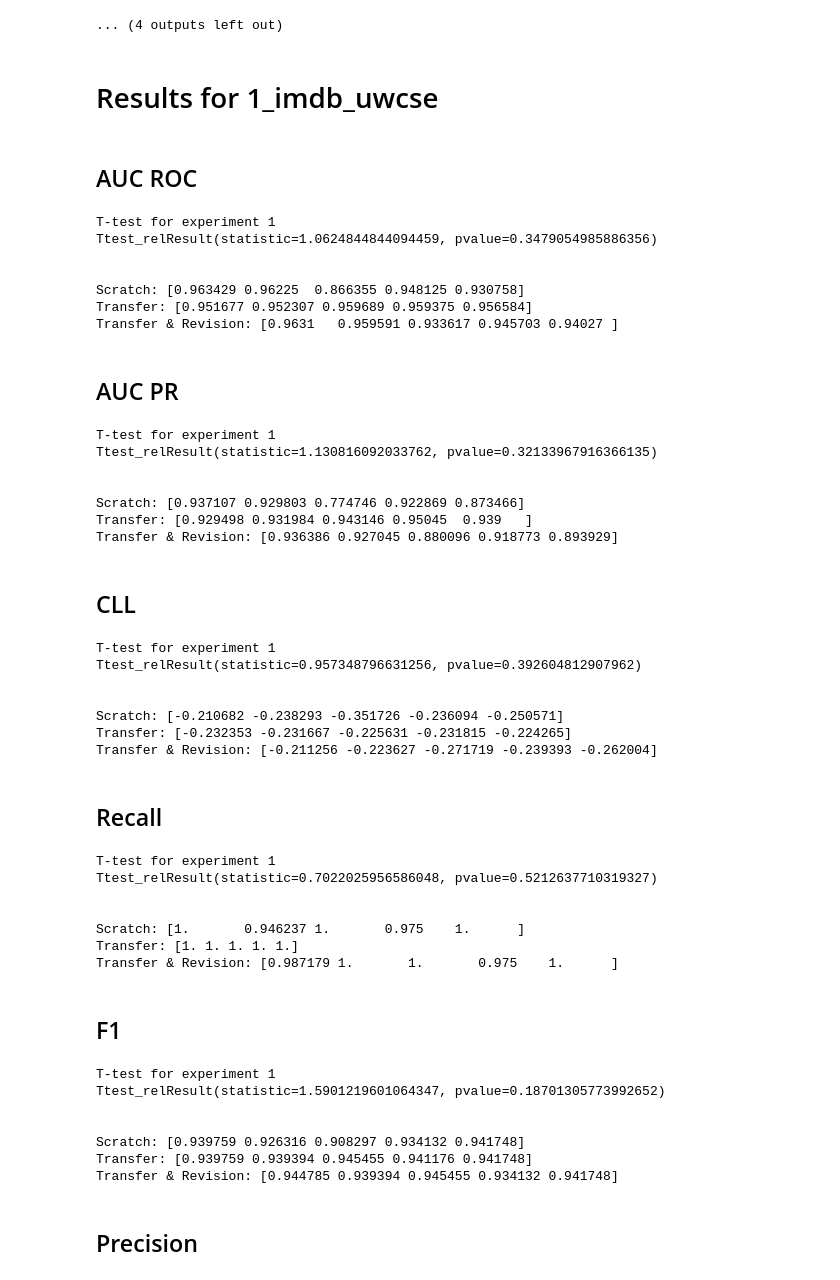
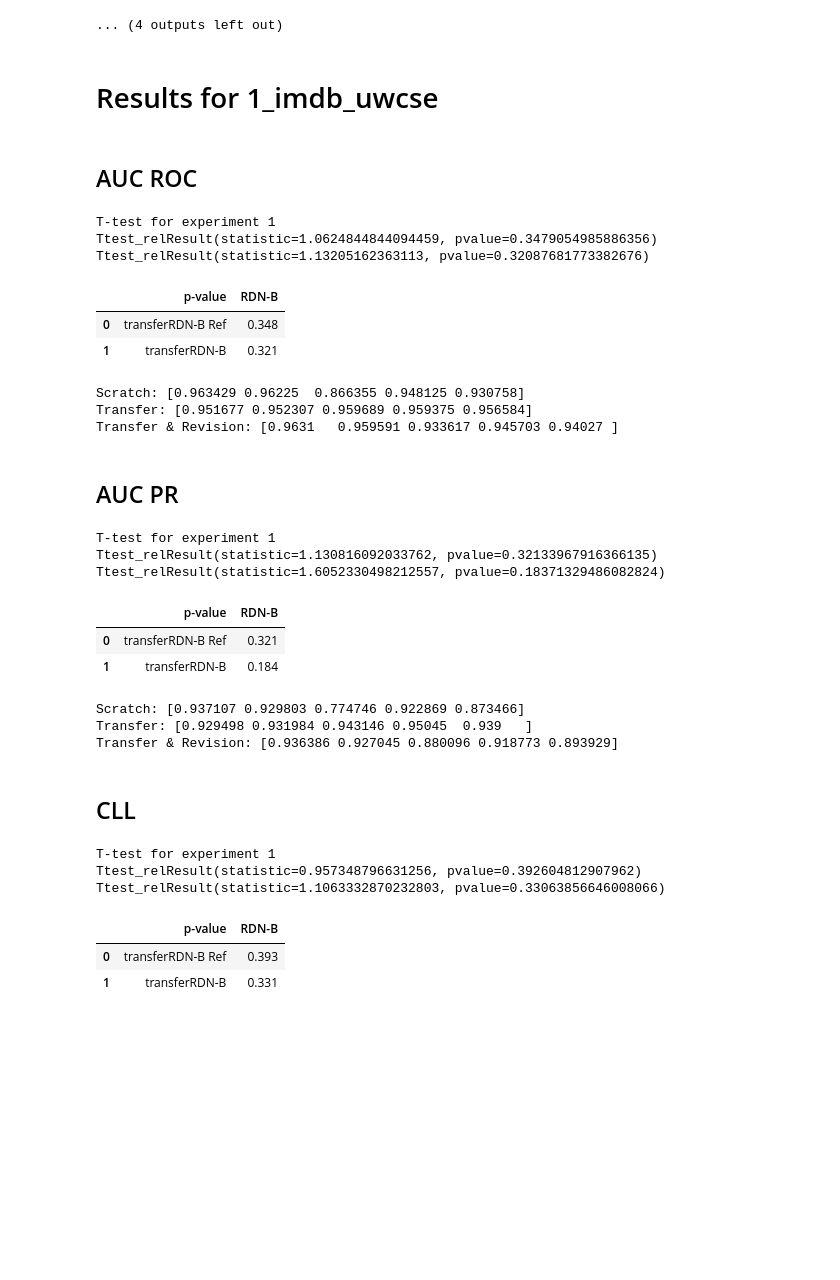
Before and after one commit to rodrigoazs/tpre_experiments, a Jupyter notebook: 19_11_2018/experiment_balanced_1/results_transfer.ipynb, the cells around one changed output. Cells and saved outputs as stored; diff of their text form; code cells hidden in the pictures; blank space fills up the shorter version.

Commit message:
Sent mapping experiments

```diff
--- a/19_11_2018/experiment_balanced_1/results_transfer.ipynb
+++ b/19_11_2018/experiment_balanced_1/results_transfer.ipynb
@@ -188,70 +188,62 @@ for j in range(len(experiments)):
         if dataset in data['results']:
             #for metric in ['AUC ROC', 'AUC PR']:
             display(Markdown('## ' + metric))
             if metric == 'Precision':
                 scratch = np.array([item['scratch']['Precision'][0] for sublist in data['results'][str(dataset)] for item in sublist])
                 parameter = np.array([item['transfer']['Parameter Learning results']['Precision'][0] for sublist in data['results'][str(dataset)] for item in sublist])
                 transfer = np.array([item['transfer']['Precision'][0] for sublist in data['results'][str(dataset)] for item in sublist])
             elif metric == 'Learning and Revision time':
                 scratch = np.array([item['scratch']['Learning time'] for sublist in data['results'][str(dataset)] for item in sublist])
                 parameter = np.array([item['transfer']['Parameter Learning results']['Learning time'] for sublist in data['results'][str(dataset)] for item in sublist])
                 transfer = np.array([item['transfer']['Learning time'] for sublist in data['results'][str(dataset)] for item in sublist])
             elif metric == 'Inference time':
                 scratch = np.array([item['scratch']['Inference time'] for sublist in data['results'][str(dataset)] for item in sublist])
                 parameter = np.array([item['transfer']['Parameter Learning results']['Learning time'] for sublist in data['results'][str(dataset)] for item in sublist])
                 transfer = np.array([item['transfer']['Inference time'] for sublist in data['results'][str(dataset)] for item in sublist])
             else:
                 scratch = np.array([item['scratch'][metric] for sublist in data['results'][str(dataset)] for item in sublist])
                 parameter = np.array([item['transfer']['Parameter Learning results'][metric] for sublist in data['results'][str(dataset)] for item in sublist])
                 transfer = np.array([item['transfer'][metric] for sublist in data['results'][str(dataset)] for item in sublist])
                 for m in range(len(data['results'][str(dataset)])):
-                    experiment = data['results'][str(dataset)][m]
                     print('T-test for experiment %s' % (m+1))
-                    print(stats.ttest_rel([item['transfer'][metric] for item in experiment],[item['scratch'][metric] for item in experiment]))
+                    pvalue = stats.ttest_rel([item['transfer'][metric] for item in data['results'][str(dataset)][m]],[item['scratch'][metric] for item in data['results'][str(dataset)][m]])
+                    print(pvalue)
+                    pvalue_table = []
+                    pvalue_table.append(['transferRDN-B Ref', '%.3f' % (pvalue[1])])
+                    pvalue = stats.ttest_rel([item['transfer']['Parameter Learning results'][metric] for item in data['results'][str(dataset)][m]],[item['scratch'][metric] for item in data['results'][str(dataset)][m]])
+                    print(pvalue)
+                    pvalue_table.append(['transferRDN-B', '%.3f' % (pvalue[1])])
+                    display(pd.DataFrame(pvalue_table, columns=['p-value', 'RDN-B']))
             print('\n')
             print('Scratch: %s' % scratch)
             print('Transfer: %s' % parameter)
             print('Transfer & Revision: %s' % transfer)
 # %% [output]
 # Results for 1_imdb_uwcse
 ## AUC ROC
 T-test for experiment 1
 Ttest_relResult(statistic=1.0624844844094459, pvalue=0.3479054985886356)
-
-
-Scratch: [0.963429 0.96225  0.866355 0.948125 0.930758]
-Transfer: [0.951677 0.952307 0.959689 0.959375 0.956584]
-Transfer & Revision: [0.9631   0.959591 0.933617 0.945703 0.94027 ]
+Ttest_relResult(statistic=1.13205162363113, pvalue=0.32087681773382676)
+|  | p-value | RDN-B |
+| 0 | transferRDN-B Ref | 0.348 |
+| 1 | transferRDN-B | 0.321 |
+Scratch: [0.963429 0.96225  0.866355 0.948125 0.930758]
+Transfer: [0.951677 0.952307 0.959689 0.959375 0.956584]
+Transfer & Revision: [0.9631   0.959591 0.933617 0.945703 0.94027 ]
 ## AUC PR
-T-test for experiment 1
-Ttest_relResult(statistic=1.130816092033762, pvalue=0.32133967916366135)
-
-
-Scratch: [0.937107 0.929803 0.774746 0.922869 0.873466]
-Transfer: [0.929498 0.931984 0.943146 0.95045  0.939   ]
-Transfer & Revision: [0.936386 0.927045 0.880096 0.918773 0.893929]
+T-test for experiment 1
+Ttest_relResult(statistic=1.130816092033762, pvalue=0.32133967916366135)
+Ttest_relResult(statistic=1.6052330498212557, pvalue=0.18371329486082824)
+|  | p-value | RDN-B |
+| 0 | transferRDN-B Ref | 0.321 |
+| 1 | transferRDN-B | 0.184 |
+Scratch: [0.937107 0.929803 0.774746 0.922869 0.873466]
+Transfer: [0.929498 0.931984 0.943146 0.95045  0.939   ]
+Transfer & Revision: [0.936386 0.927045 0.880096 0.918773 0.893929]
 ## CLL
-T-test for experiment 1
-Ttest_relResult(statistic=0.957348796631256, pvalue=0.392604812907962)
-
-
-Scratch: [-0.210682 -0.238293 -0.351726 -0.236094 -0.250571]
-Transfer: [-0.232353 -0.231667 -0.225631 -0.231815 -0.224265]
-Transfer & Revision: [-0.211256 -0.223627 -0.271719 -0.239393 -0.262004]
-## Recall
-T-test for experiment 1
-Ttest_relResult(statistic=0.7022025956586048, pvalue=0.5212637710319327)
-
-
-Scratch: [1.       0.946237 1.       0.975    1.      ]
-Transfer: [1. 1. 1. 1. 1.]
-Transfer & Revision: [0.987179 1.       1.       0.975    1.      ]
-## F1
 T-test for experiment 1
-Ttest_relResult(statistic=1.5901219601064347, pvalue=0.18701305773992652)
-
-
-Scratch: [0.939759 0.926316 0.908297 0.934132 0.941748]
-Transfer: [0.939759 0.939394 0.945455 0.941176 0.941748]
-Transfer & Revision: [0.944785 0.939394 0.945455 0.934132 0.941748]
+Ttest_relResult(statistic=0.957348796631256, pvalue=0.392604812907962)
+Ttest_relResult(statistic=1.1063332870232803, pvalue=0.33063856646008066)
-## Precision
+|  | p-value | RDN-B |
+| 0 | transferRDN-B Ref | 0.393 |
+| 1 | transferRDN-B | 0.331 |
```
Also changed, not shown: parts of 3 cells of this notebook, 2 other files.
